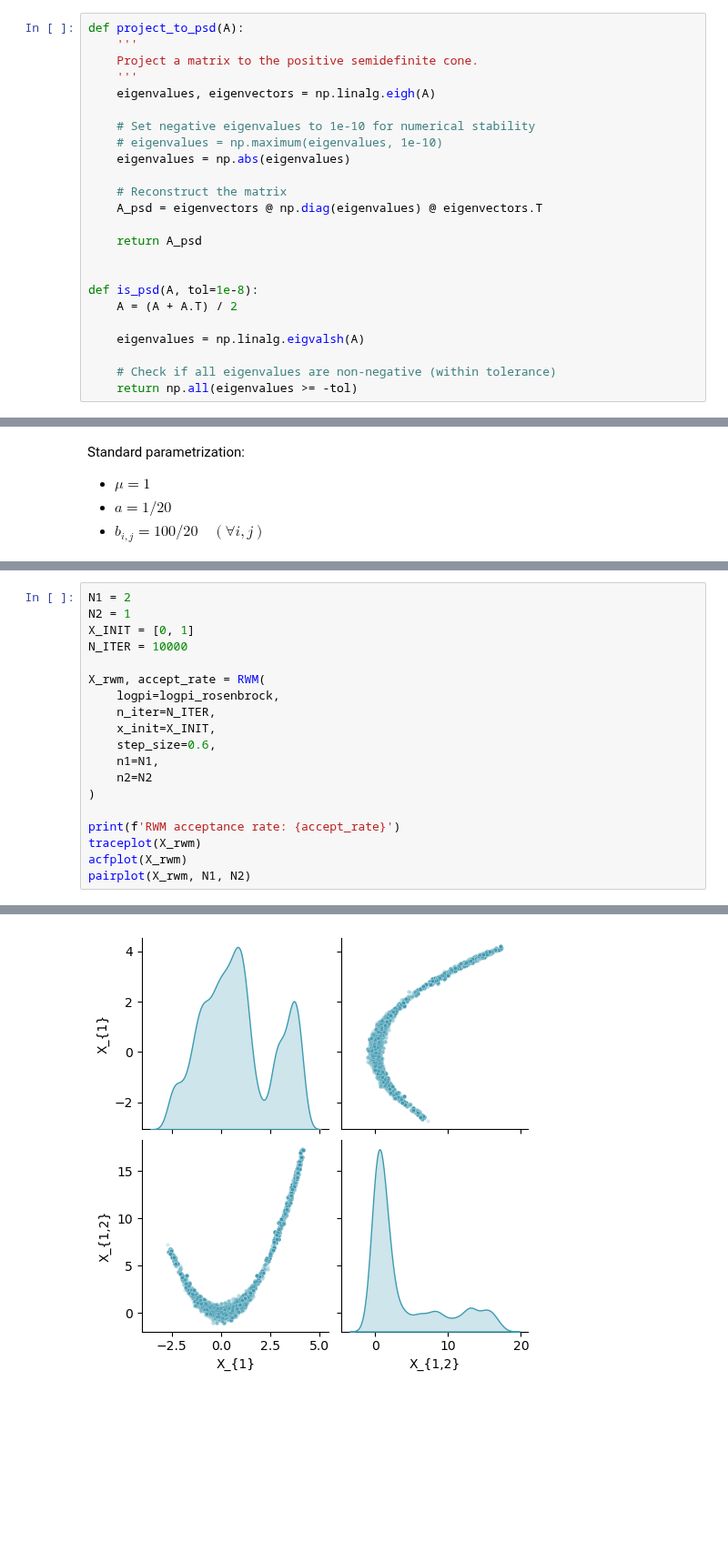
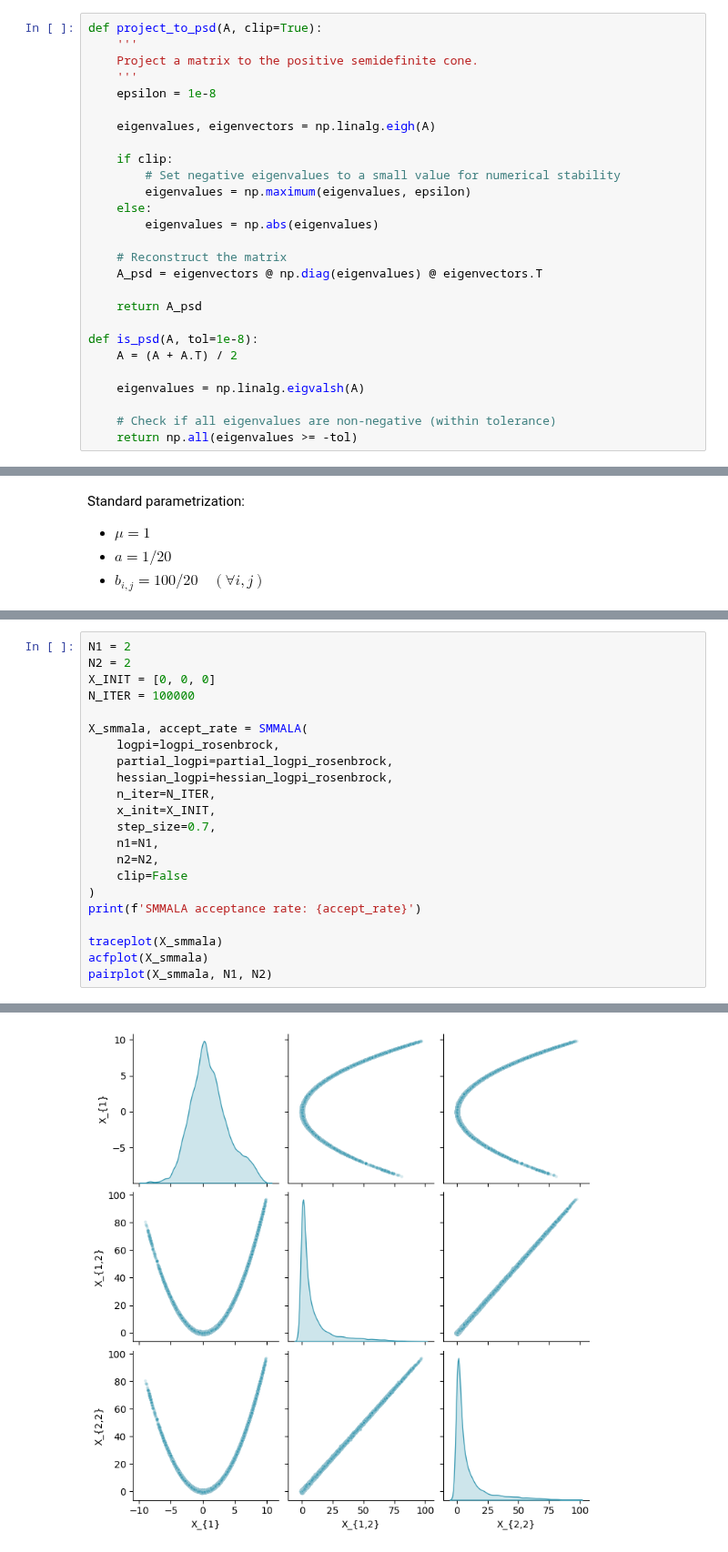
Before and after one commit to bartolomeou/FYP, a Jupyter notebook: rosenbrock_mcmc.ipynb, the cells around one changed output, grey strips where cells are left out. Shown at 91% size. Drawn from its saved outputs; the diff is of its cells as text; blank space fills up the shorter version.

```diff
--- a/rosenbrock_mcmc.ipynb
+++ b/rosenbrock_mcmc.ipynb
@@ -13,19 +11,22 @@ from ipynb.fs.full.rosenbrock import sample_rosenbrock, logpi_rosenbrock, partia
 # %%
-def project_to_psd(A):
+def project_to_psd(A, clip=True):
     '''
     Project a matrix to the positive semidefinite cone.
     '''
+    epsilon = 1e-8
+
     eigenvalues, eigenvectors = np.linalg.eigh(A)
 
-    # Set negative eigenvalues to 1e-10 for numerical stability
-    # eigenvalues = np.maximum(eigenvalues, 1e-10)
-    eigenvalues = np.abs(eigenvalues)
+    if clip:
+        # Set negative eigenvalues to a small value for numerical stability
+        eigenvalues = np.maximum(eigenvalues, epsilon)
+    else:
+        eigenvalues = np.abs(eigenvalues)
 
     # Reconstruct the matrix
     A_psd = eigenvectors @ np.diag(eigenvalues) @ eigenvectors.T
 
     return A_psd
-
 
 def is_psd(A, tol=1e-8):
     A = (A + A.T) / 2
@@ -370,20 +430,23 @@ Standard parametrization:
 # %%
 N1 = 2
-N2 = 1
-X_INIT = [0, 1]
-N_ITER = 10000
+N2 = 2
+X_INIT = [0, 0, 0]
+N_ITER = 100000
 
-X_rwm, accept_rate = RWM(
+X_smmala, accept_rate = SMMALA(
     logpi=logpi_rosenbrock,
+    partial_logpi=partial_logpi_rosenbrock,
+    hessian_logpi=hessian_logpi_rosenbrock,
     n_iter=N_ITER,
     x_init=X_INIT,
-    step_size=0.6,
+    step_size=0.7,
     n1=N1,
-    n2=N2
+    n2=N2,
+    clip=False
 )
+print(f'SMMALA acceptance rate: {accept_rate}')
 
-print(f'RWM acceptance rate: {accept_rate}')
-traceplot(X_rwm)
-acfplot(X_rwm)
-pairplot(X_rwm, N1, N2)
+traceplot(X_smmala)
+acfplot(X_smmala)
+pairplot(X_smmala, N1, N2)
 # %% [output]
@@ -393,2 +456,2 @@ RWM acceptance rate: 0.2579
-[figure, old version]
+[figure, new version]
 # %%
```
Also changed, not shown: parts of 29 cells of this notebook, 3 other files.
